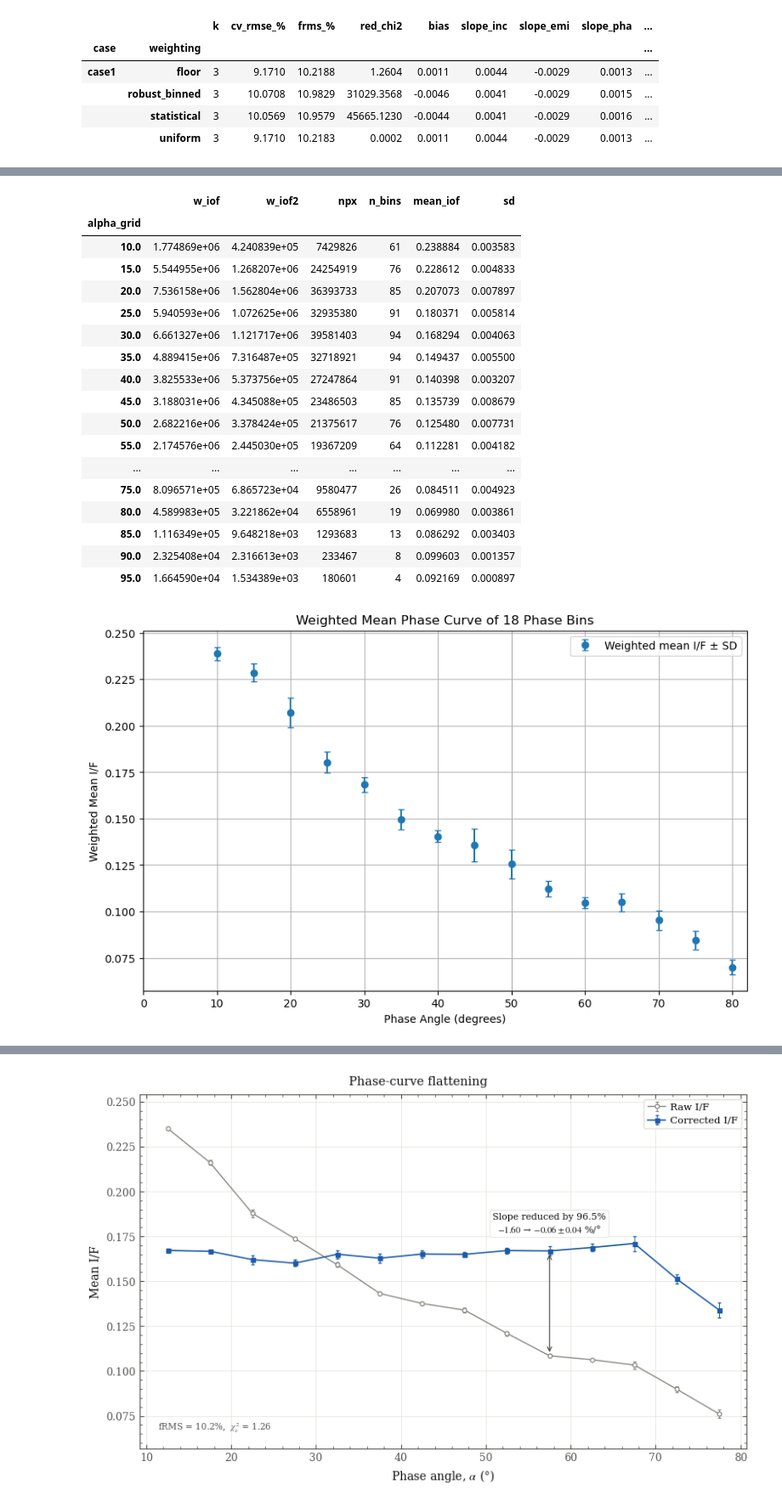
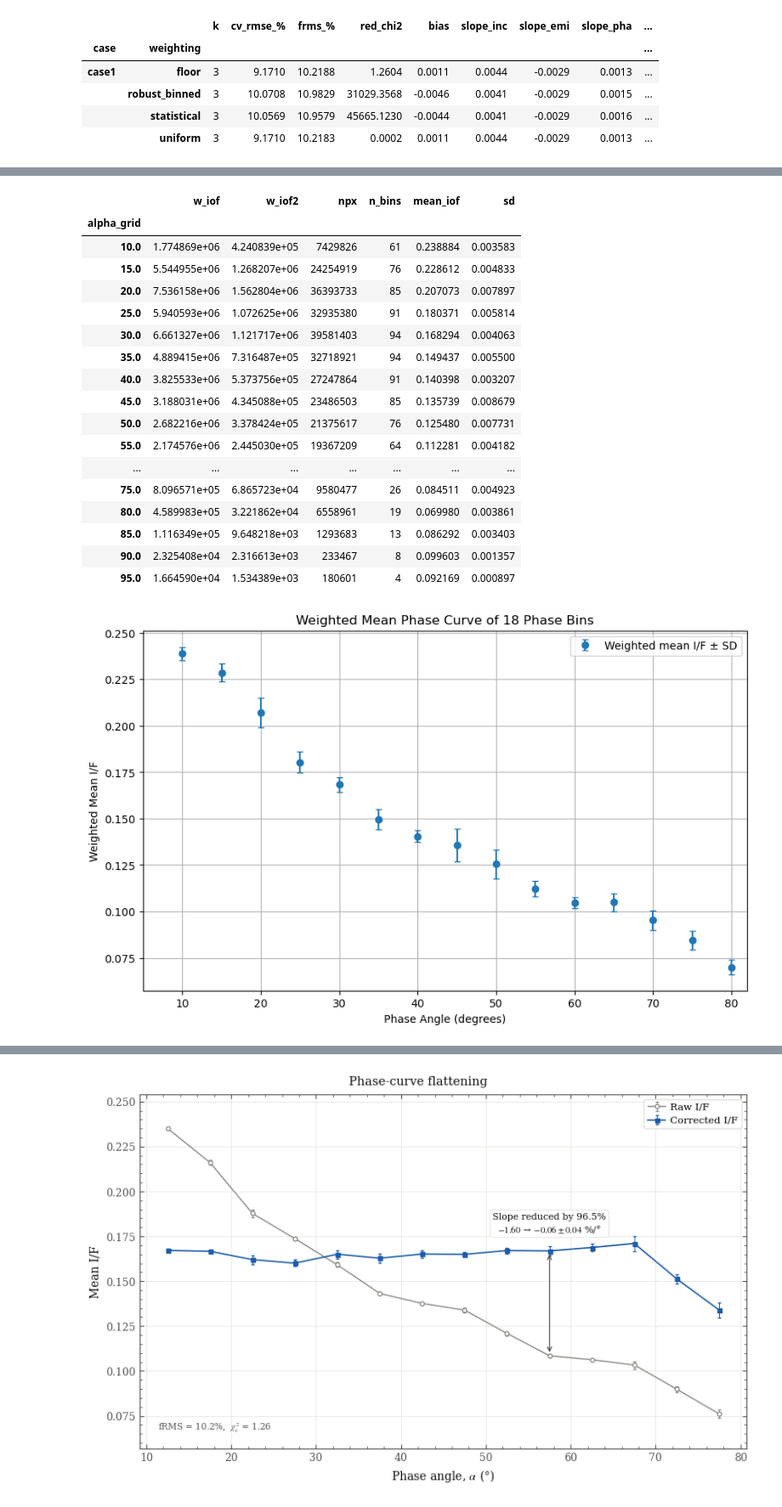
Before and after one commit to kaushikmastro/PhotometryPipeline, a Jupyter notebook: notebooks/Hapke.ipynb, the cells around one changed output, grey strips where cells are left out. Shown at 85% size. Drawn from its saved outputs; the diff is of its cells as text; code cells hidden in the pictures.

Commit message:
recalculated the residual decomposition and the heterogeniety and fixed other plots

```diff
--- a/notebooks/Hapke.ipynb
+++ b/notebooks/Hapke.ipynb
@@ -1175,35 +1393,35 @@ pc = pc[pc["n_bins"] >= 3]
 
 display(pc)
 
 plt.figure(figsize=(10, 6))
-plt.xlim(0, 82)
+plt.xlim(5, 82)
 plt.errorbar(pc.index, pc["mean_iof"], yerr=pc["sd"], fmt='o', capsize=3, label="Weighted mean I/F ± SD")
 plt.title(f"Weighted Mean Phase Curve of {len(pc):,} Phase Bins")
 plt.legend()
 plt.xlabel("Phase Angle (degrees)")
 plt.ylabel("Weighted Mean I/F")
 plt.grid(True)
 plt.show()
 # %% [output]
 |  | w_iof | w_iof2 | npx | n_bins | mean_iof | sd |
 | alpha_grid |  |  |  |  |  |  |
 | 10.0 | 1.774869e+06 | 4.240839e+05 | 7429826 | 61 | 0.238884 | 0.003583 |
 | 15.0 | 5.544955e+06 | 1.268207e+06 | 24254919 | 76 | 0.228612 | 0.004833 |
 | 20.0 | 7.536158e+06 | 1.562804e+06 | 36393733 | 85 | 0.207073 | 0.007897 |
 | 25.0 | 5.940593e+06 | 1.072625e+06 | 32935380 | 91 | 0.180371 | 0.005814 |
 | 30.0 | 6.661327e+06 | 1.121717e+06 | 39581403 | 94 | 0.168294 | 0.004063 |
 | 35.0 | 4.889415e+06 | 7.316487e+05 | 32718921 | 94 | 0.149437 | 0.005500 |
 | 40.0 | 3.825533e+06 | 5.373756e+05 | 27247864 | 91 | 0.140398 | 0.003207 |
 | 45.0 | 3.188031e+06 | 4.345088e+05 | 23486503 | 85 | 0.135739 | 0.008679 |
 | 50.0 | 2.682216e+06 | 3.378424e+05 | 21375617 | 76 | 0.125480 | 0.007731 |
 | 55.0 | 2.174576e+06 | 2.445030e+05 | 19367209 | 64 | 0.112281 | 0.004182 |
 | ... | ... | ... | ... | ... | ... | ... |
 | 75.0 | 8.096571e+05 | 6.865723e+04 | 9580477 | 26 | 0.084511 | 0.004923 |
 | 80.0 | 4.589983e+05 | 3.221862e+04 | 6558961 | 19 | 0.069980 | 0.003861 |
 | 85.0 | 1.116349e+05 | 9.648218e+03 | 1293683 | 13 | 0.086292 | 0.003403 |
 | 90.0 | 2.325408e+04 | 2.316613e+03 | 233467 | 8 | 0.099603 | 0.001357 |
 | 95.0 | 1.664590e+04 | 1.534389e+03 | 180601 | 4 | 0.092169 | 0.000897 |
-[figure, old version]
+[figure, new version]
 # %%
 
 trend_tbl = pd.DataFrame([
```
Also changed, not shown: parts of 30 cells of this notebook.
